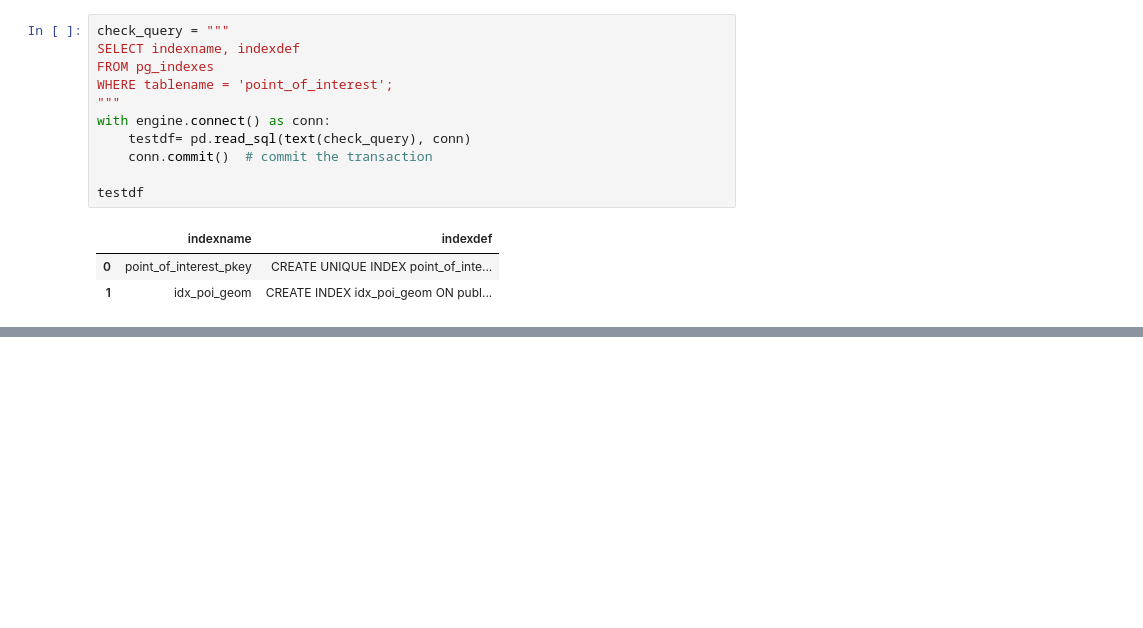
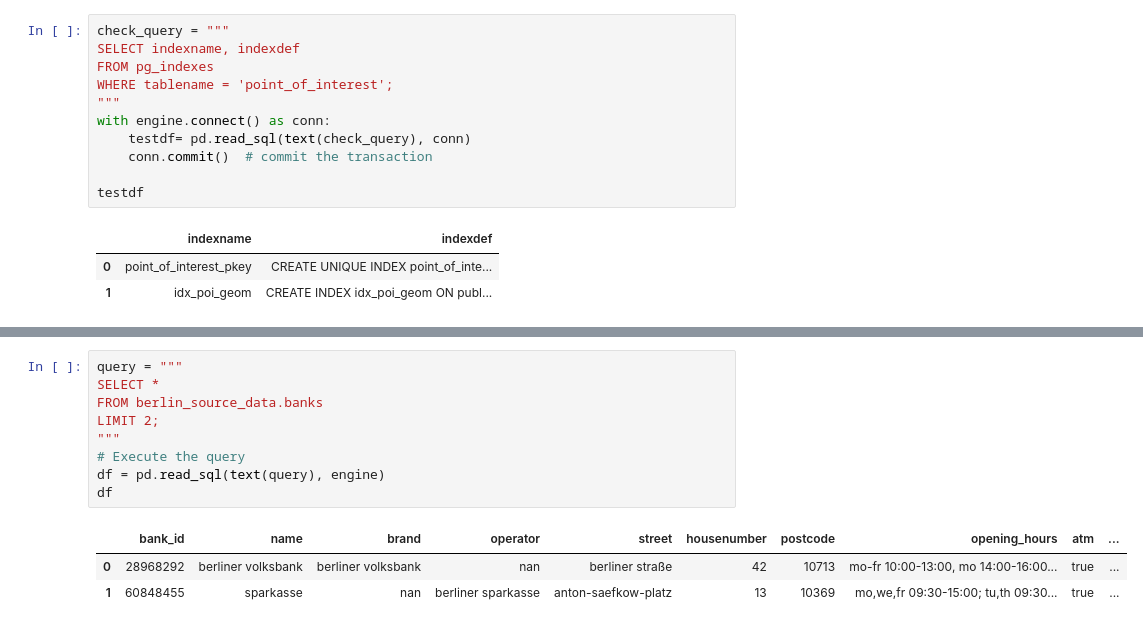
Before and after one commit to Nigar1209/berlin-poi-osm-pipeline, a Jupyter notebook: unified_tables/poi_combined.ipynb, the cells around one changed output, grey strips where cells are left out. Saved outputs shown, nothing was run; the diff lists cells and outputs as text; blank space fills up the shorter version.

```diff
--- a/unified_tables/poi_combined.ipynb
+++ b/unified_tables/poi_combined.ipynb
@@ -391,0 +446,13 @@ testdf
+# %%
+query = """
+SELECT *
+FROM berlin_source_data.banks
+LIMIT 2;
+"""
+# Execute the query
+df = pd.read_sql(text(query), engine)
+df
+# %% [output]
+|  | bank_id | name | brand | operator | street | housenumber | postcode | opening_hours | atm | ... |
+| 0 | 28968292 | berliner volksbank | berliner volksbank | nan | berliner straße | 42 | 10713 | mo-fr 10:00-13:00, mo 14:00-16:00... | true | ... |
+| 1 | 60848455 | sparkasse | nan | berliner sparkasse | anton-saefkow-platz | 13 | 10369 | mo,we,fr 09:30-15:00; tu,th 09:30... | true | ... |
```
Also changed, not shown: parts of 17 cells of this notebook, 2 other files.
